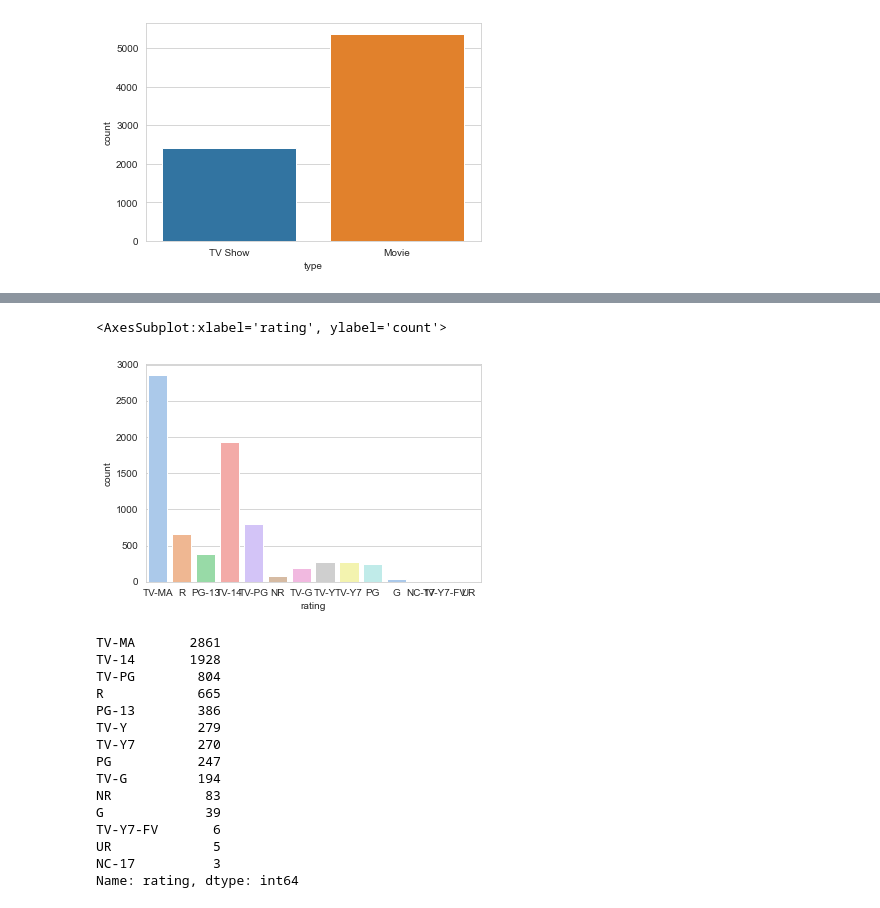
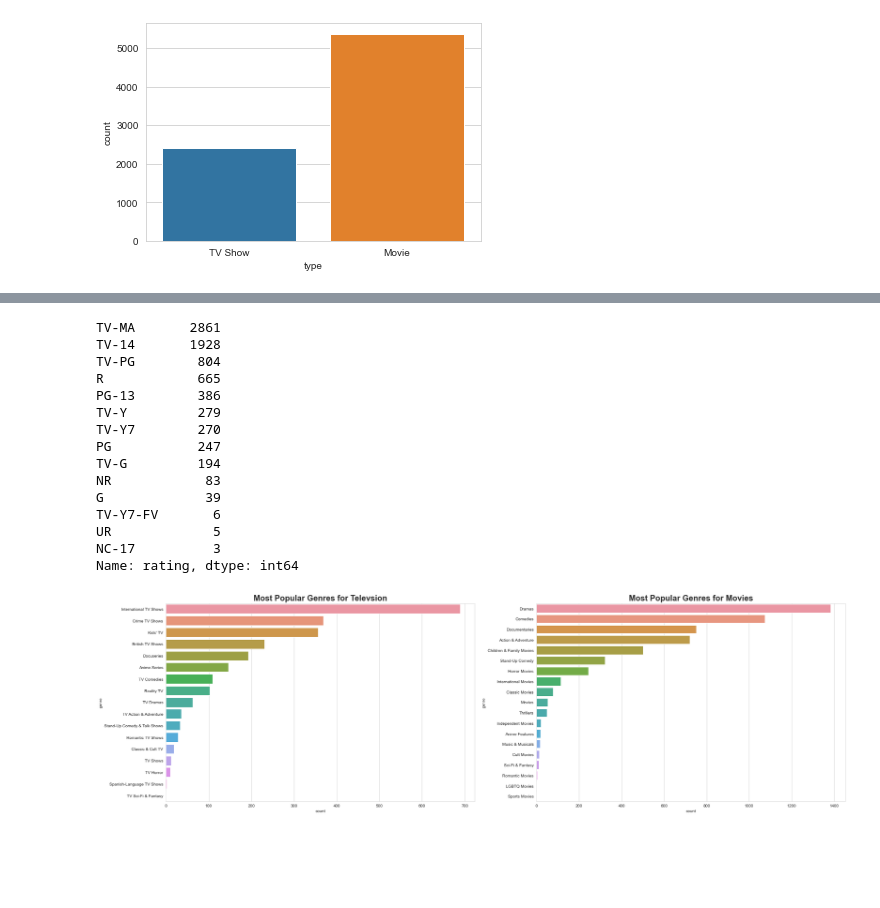
Before and after one commit to Bradley00Uni/SCDT54-CW2, a Jupyter notebook: SCDT54-CW2.ipynb, the cells around one changed output, grey strips where cells are left out. Saved outputs shown, nothing was run; the diff lists cells and outputs as text; code cells hidden in the pictures; blank space fills up the shorter version.

```diff
--- a/SCDT54-CW2.ipynb
+++ b/SCDT54-CW2.ipynb
@@ -182,23 +213,49 @@ sns.countplot(x='rating', data=df, hue='type', palette='viridis')
 # %%
 #Count of Ratings
+df['rating'].value_counts()
 # %% [output]
-<AxesSubplot:xlabel='rating', ylabel='count'>
+TV-MA       2861
+TV-14       1928
+TV-PG        804
+R            665
+PG-13        386
+TV-Y         279
+TV-Y7        270
+PG           247
+TV-G         194
+NR            83
+G             39
+TV-Y7-FV       6
+UR             5
+NC-17          3
+Name: rating, dtype: int64
-[figure, removed]
-# %%
-df['rating'].value_counts()
-# %% [output]
-TV-MA       2861
-TV-14       1928
-TV-PG        804
-R            665
-PG-13        386
-TV-Y         279
-TV-Y7        270
-PG           247
-TV-G         194
-NR            83
-G             39
-TV-Y7-FV       6
-UR             5
-NC-17          3
-Name: rating, dtype: int64
+# %%
+fig = pyplot.figure(figsize=(30, 9))
+gs = gridspec.GridSpec(nrows=1, ncols=2, height_ratios=[6],  width_ratios=[8, 8])
+
+df['genre'] = df['listed_in'].apply(lambda x: x.split(',')[0])
+
+#Seperates the dataframe entries by their tyep
+movies = df[df['type'] == 'Movie']
+tvShows = df[df['type'] == 'TV Show']
+
+#Sets the cell to display two 'subplots' (two plots)
+axTV =  pyplot.subplot(gs[0])
+axMovie =  pyplot.subplot(gs[1])
+
+#Display each type entries seperated by count of each genre
+movieRating = movies.groupby(['genre'])['show_id'].count().reset_index(name='count').sort_values(by='count', ascending=False)
+tvRating = tvShows.groupby(['genre'])['show_id'].count().reset_index(name='count').sort_values(by='count', ascending=False)
+
+#create seaborne barchart for movies by genre
+barRatings = sns.barplot(data=movieRating, ax=axMovie, y='genre', x='count')
+axMovie.set_title('Most Popular Genres for Movies', fontsize=20, fontweight='bold')
+
+#create seaborne barchart for TV by genre
+barRatings2 = sns.barplot(data=tvRating, ax=axTV, y='genre', x='count')
+axTV.set_title('Most Popular Genres for Televsion', fontsize=20, fontweight='bold')
+
+#output subplots
+pyplot.show()
+# %% [output]
+[figure, added]
```
Also changed, not shown: parts of 4 cells of this notebook.
